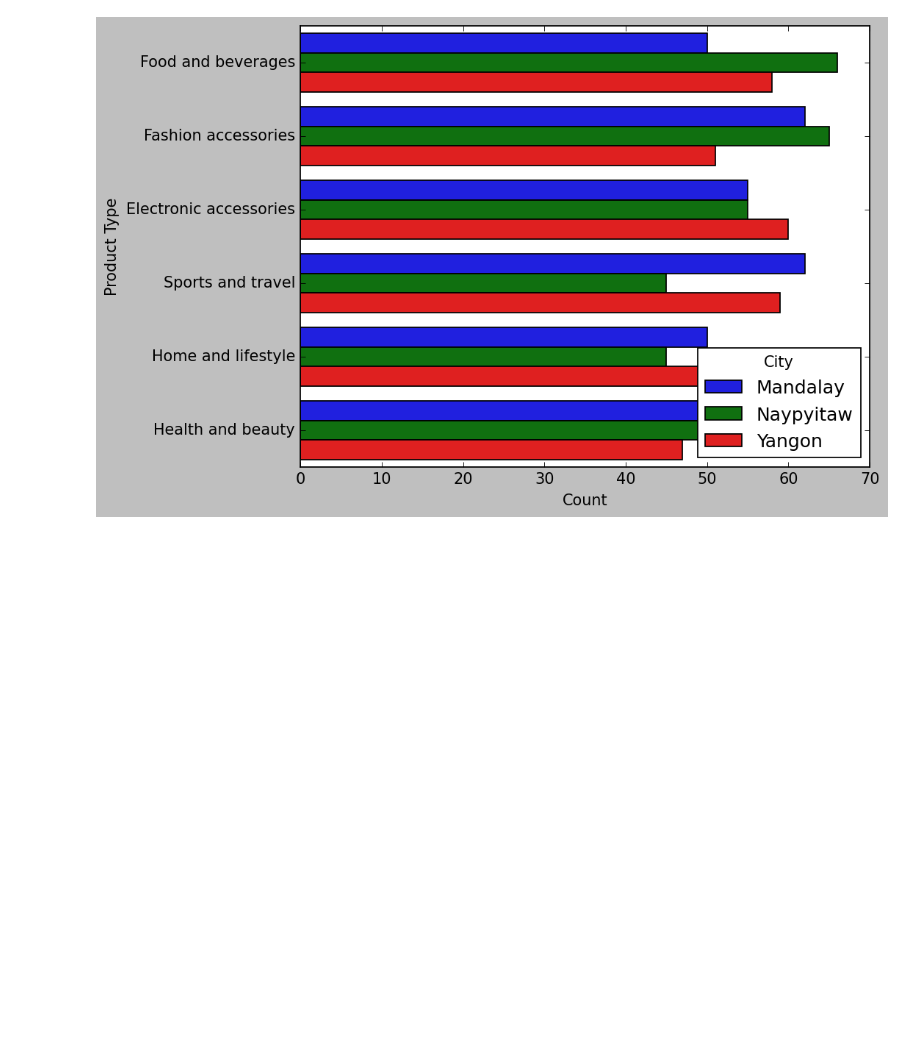
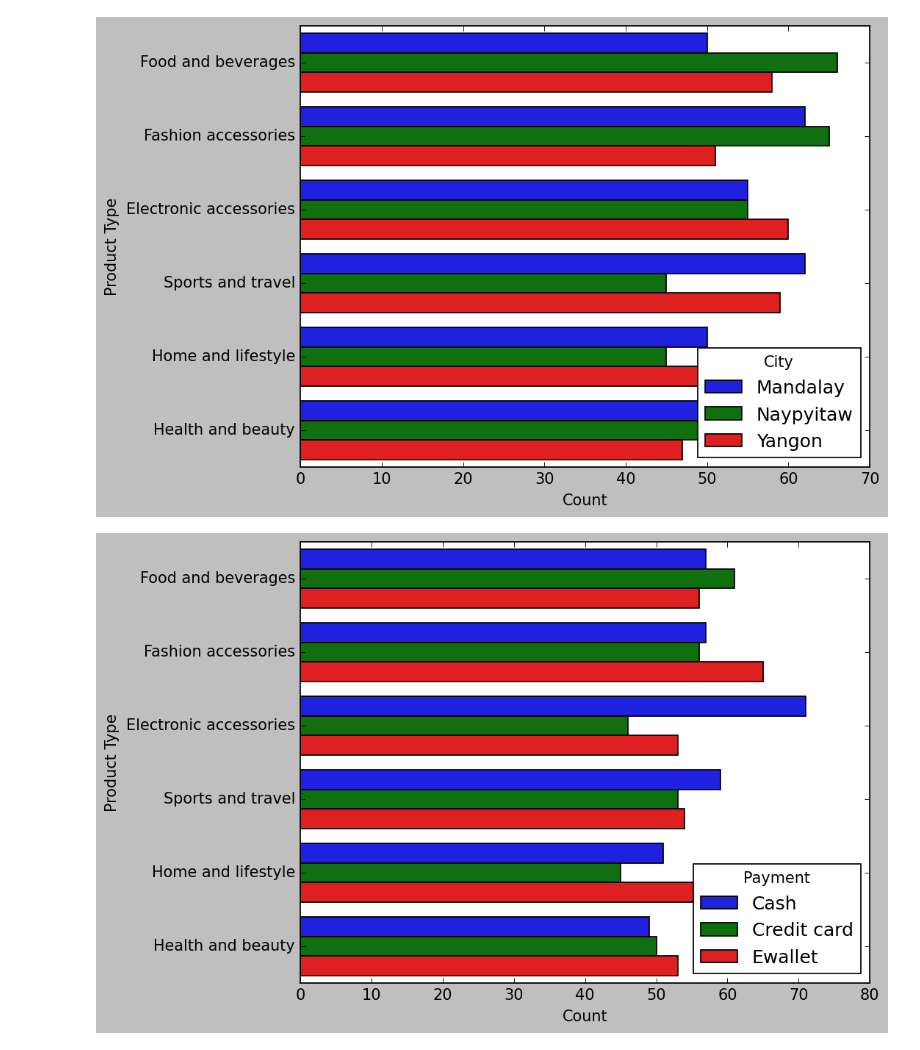
Before and after one commit to FariH004/Supermarket-Sales-Analysis, a Jupyter notebook: code.ipynb, the cells around one changed output. Saved outputs shown, nothing was run; the diff lists cells and outputs as text; code cells hidden in the pictures; blank space fills up the shorter version.

```diff
--- a/code.ipynb
+++ b/code.ipynb
@@ -363,3 +363,11 @@ plt.ylabel('Product Type')
 plt.show()
 # %% [output]
 [figure]
+# %%
+plt.figure(dpi=125)
+sns.countplot(y ='Product line', hue = "Payment", data = sales)
+plt.xlabel('Count')
+plt.ylabel('Product Type')
+plt.show()
+# %% [output]
+[figure, added]
```
Also changed, not shown: parts of 1 cell of this notebook.
